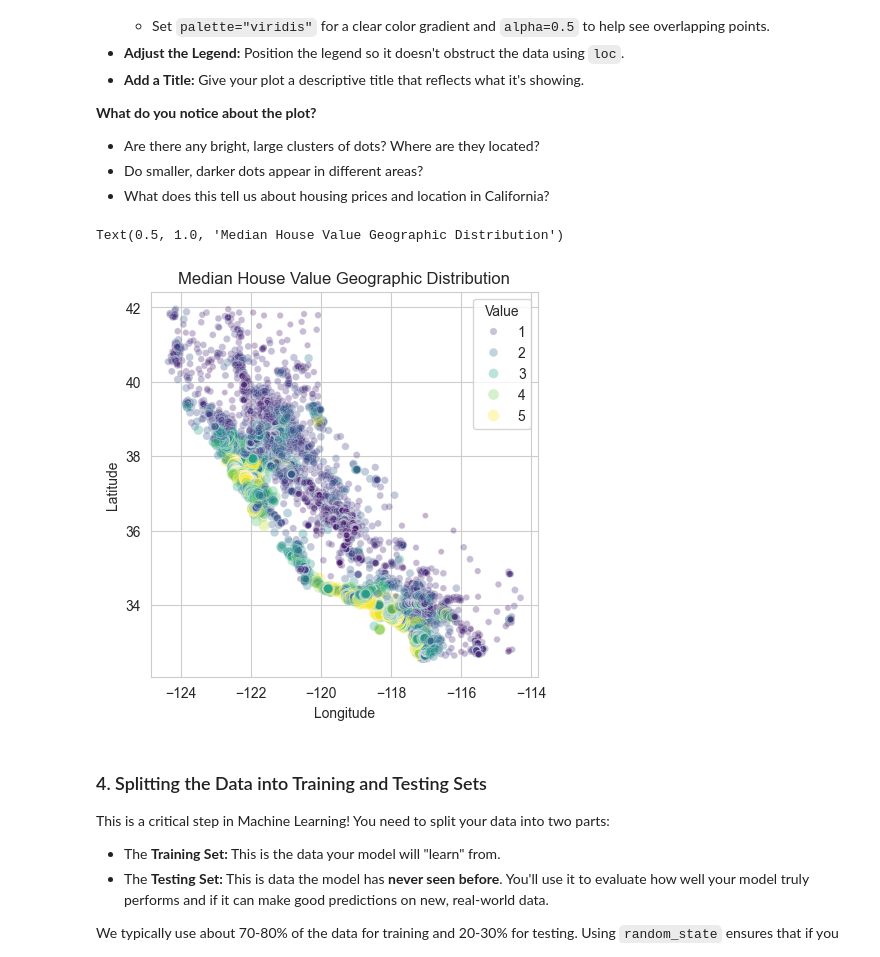
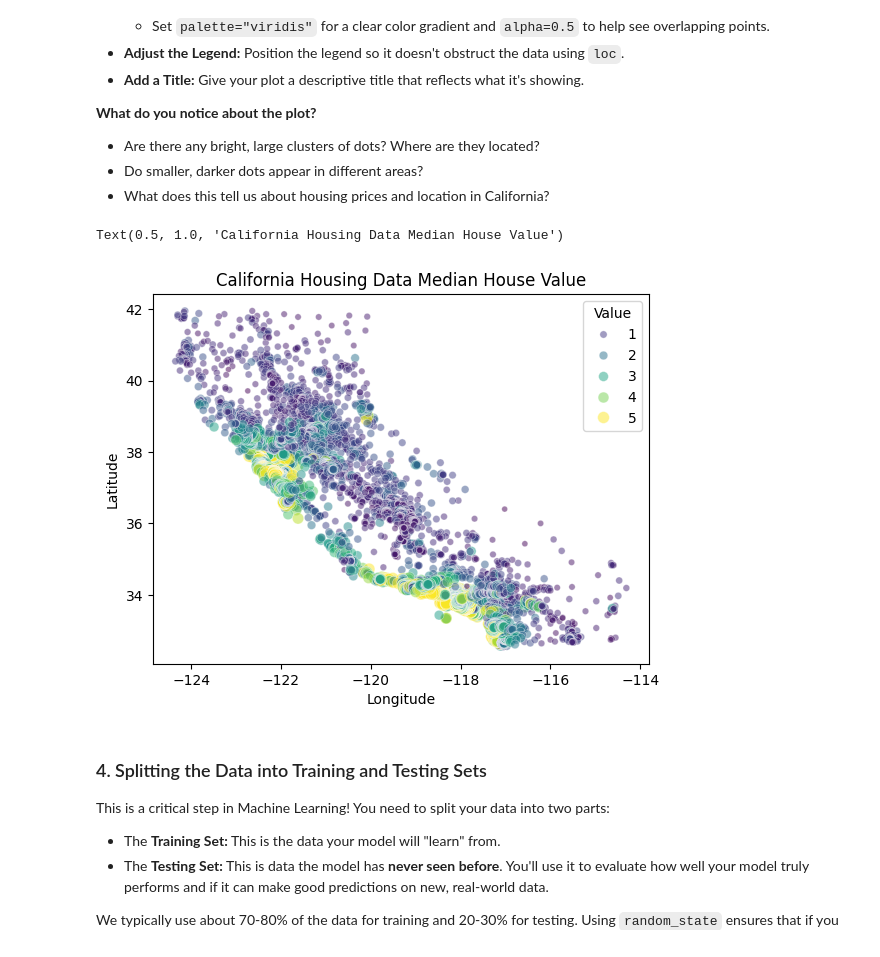
Before and after one commit to michaeltothewilson/data-with-python, a Jupyter notebook: notebooks-completed/11_machine_learning_linear_regression_housing_complete.ipynb, the cells around one changed output. Saved outputs shown, nothing was run; the diff lists cells and outputs as text; code cells hidden in the pictures.

```diff
--- a/notebooks-completed/11_machine_learning_linear_regression_housing_complete.ipynb
+++ b/notebooks-completed/11_machine_learning_linear_regression_housing_complete.ipynb
@@ -73,7 +18,6 @@ We will import
 * `sklearn`for dataset loading, model training, and evaluation.
 # %%
 ## Begin Imports
-import numpy as np
 import pandas as pd
 import matplotlib.pyplot as plt
 import seaborn as sns
@@ -81,9 +25,6 @@ from sklearn.datasets import fetch_california_housing
 from sklearn.model_selection import train_test_split
 from sklearn.linear_model import LinearRegression
 from sklearn.metrics import mean_squared_error, r2_score
-
-# Set plot style for better aesthetics
-sns.set_style("whitegrid")
 ## End Imports
 # %% [markdown]
 ### 2. Load the California Housing Dataset
@@ -233,21 +150,26 @@ Let's use a scatter plot to visualize house values on a map of California. This
 * What does this tell us about housing prices and location in California?
 # %%
 ## Begin Example
-plt.figure(figsize=(5,5))
-sns.scatterplot(data=california_housing.frame,
-                x="Longitude",
-                y="Latitude",
-                size="MedHouseVal",
-                hue="MedHouseVal",
-                palette="viridis",
-                alpha=0.3)
-plt.legend(title="Value",
-           loc="best")
-plt.title("Median House Value Geographic Distribution")
+sns.scatterplot(
+    data=california_housing.frame,
+    x="Longitude",
+    y="Latitude",
+    size="MedHouseVal",
+    hue="MedHouseVal",
+    palette="viridis",
+    alpha=0.5
+)
+
+plt.legend(
+    title="Value",
+    loc="best"
+)
+
+plt.title("California Housing Data Median House Value")
 ## End Example
 # %% [output]
-Text(0.5, 1.0, 'Median House Value Geographic Distribution')
+Text(0.5, 1.0, 'California Housing Data Median House Value')
-[figure, old version]
+[figure, new version]
 # %% [markdown]
 ### 4. Splitting the Data into Training and Testing Sets
 
```
Also changed, not shown: parts of 46 cells of this notebook.
